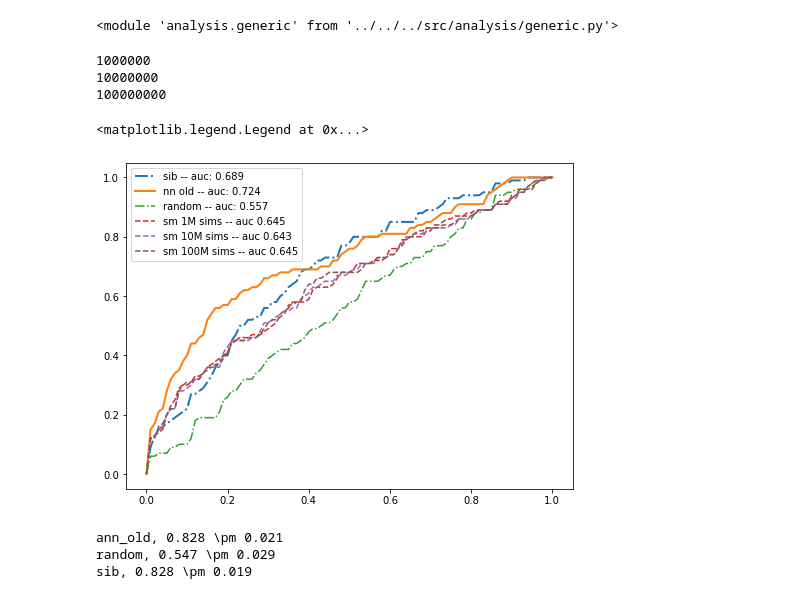
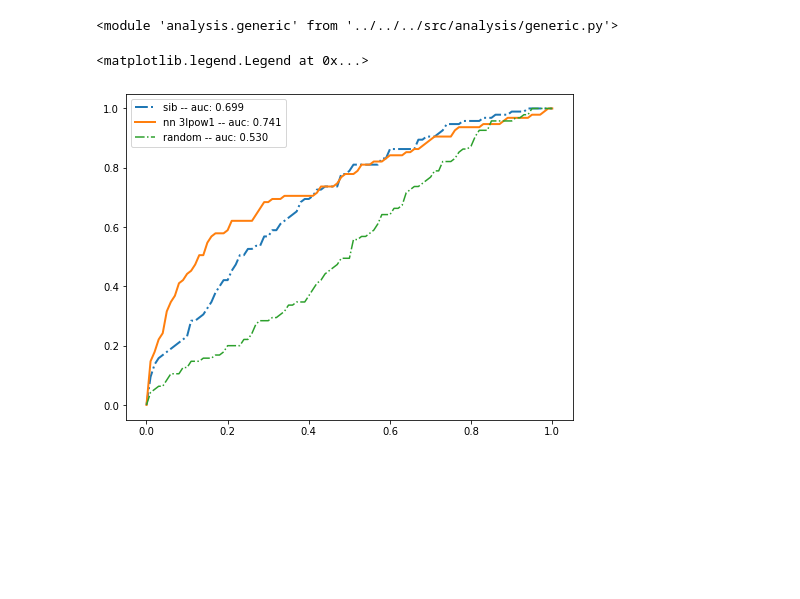
Before and after one commit to ocadni/annfore-results, a Jupyter notebook: results/patient_zero/proximity/Read_results.ipynb, the cells around one changed output. Cells and saved outputs as stored; diff of their text form; code cells hidden in the pictures; blank space fills up the shorter version.

```diff
--- a/results/patient_zero/proximity/Read_results.ipynb
+++ b/results/patient_zero/proximity/Read_results.ipynb
@@ -149,16 +152,16 @@ margs_all["ann_old"] = load_many_inst(read_results.read_margs_inst,
                                         INSTANCES, prefix=name_file, algo="ann",
                                         range_confs=confs_load, outprint=False)
 # %%
-margs_all["ann_new"] = load_many_inst(read_results.read_margs_inst,
+margs_all["ann_3lpow1_alln"] = load_many_inst(read_results.read_margs_inst,
                                         #"sib/{type_graph}_nsrc1/",
-                                        "data_new/ann",
+                                        "data/ann_3lpow1_all_neighs/",
                                         #f"sib/{type_graph}/",
                                         INSTANCES, prefix=name_file,
                                         range_confs=confs_load, outprint=False)
-# %%
-margs_all["ann_new_check"] = load_many_inst(read_results.read_margs_inst,
-                                        #"sib/{type_graph}_nsrc1/",
-                                        "data_new/ann_check/",
-                                        #f"sib/{type_graph}/",
-                                        INSTANCES, prefix="ann_test_",
-                                        range_confs=confs_load, outprint=False)
+# %%
+margs_all["ann_less_deep_alln"] = load_many_inst(read_results.read_margs_inst,
+                                        #"sib/{type_graph}_nsrc1/",
+                                        "data/ann_less_deep_all_neighs//",
+                                        #f"sib/{type_graph}/",
+                                        INSTANCES, prefix=name_file,
+                                        range_confs=confs_load, outprint=False)
@@ -330,32 +346,36 @@ reload(analy)
 # %%
 plt.figure(figsize=(8,6))
 d=analy.make_histo_cumsum(pzero_pos_scaled["sib"],)
 plt.plot(*d, "-.", label=f"sib -- auc: {auc(*d):.3f}", linewidth="2")
 
 #d=get_curve_all(pzero_pos_scaled["ann_old_redo"], scale=100,)
 #plt.plot(*d, label=f"nn old redo -- auc: {auc(*d):.3f}", linewidth="2")
-d=analy.make_histo_cumsum(pzero_pos_scaled["ann_old"],)
-plt.plot(*d, label=f"nn old -- auc: {auc(*d):.3f}", linewidth="2")
-#d=get_curve_all(pzero_pos_scaled["ann_new"], scale=100,)
+#d=analy.make_histo_cumsum(pzero_pos_scaled["ann_less_deep_alln"],)
+#plt.plot(*d, label=f"nn less deep -- auc: {auc(*d):.3f}", linewidth="2")
+
+d=analy.make_histo_cumsum(pzero_pos_scaled["ann_3lpow1_alln"],)
+plt.plot(*d, label=f"nn 3lpow1 -- auc: {auc(*d):.3f}", linewidth="2")
+
+#d=analy.make_histo_cumsum(pzero_pos_scaled["ann_old"],)
+#plt.plot(*d, label=f"nn old  -- auc: {auc(*d):.3f}", linewidth="2")
 
 d=analy.make_histo_cumsum(pzero_pos_scaled["random"],)
 plt.plot(*d, "-.", label=f"random -- auc: {auc(*d):.3f}")
 #plt.plot(*d, label=f"nn new -- auc: {auc(*d):.3f}", linewidth="2")
 #d=get_curve_all(pzero_pos_scaled["ann_new_check"], scale=100,)
 #plt.plot(*d, "--",label=f"nn new check -- auc: {auc(*d):.3f}", linewidth="2")
+'''
 softm_pars_idx = 25
 softm_alpha = softm_data[0][int(1e6)][0][softm_pars_idx]
 for k in pzero_pos_softm:
     print(k)
     d=analy.make_histo_cumsum(pzero_pos_softm[k][..., softm_pars_idx],)
     plt.plot(*d,"--", label="sm {} sims -- auc {:.3f}".format(pretty_print_n(k), auc(*d)))
+'''
 plt.legend()
 # %% [output]
-1000000
-10000000
-100000000
+<matplotlib.legend.Legend at 0x...>
-<matplotlib.legend.Legend at 0x...>
-[figure, old version]
+[figure, new version]
 # %%
 pzero_auc = {name:
             np.stack([
@@ -394,10 +414,6 @@ for k in sorted(pzero_auc.keys()):
     #plt.plot(aal, label=k)
 
 #plt.legend()
-# %% [output]
-ann_old, 0.828 \pm 0.021
-random, 0.547 \pm 0.029
-sib, 0.828 \pm 0.019
 # %%
 for k in sorted(pzero_auc.keys()):
     aal = pzero_auc_onlyI[k]
```
Also changed, not shown: parts of 18 cells of this notebook, 1 other file.
